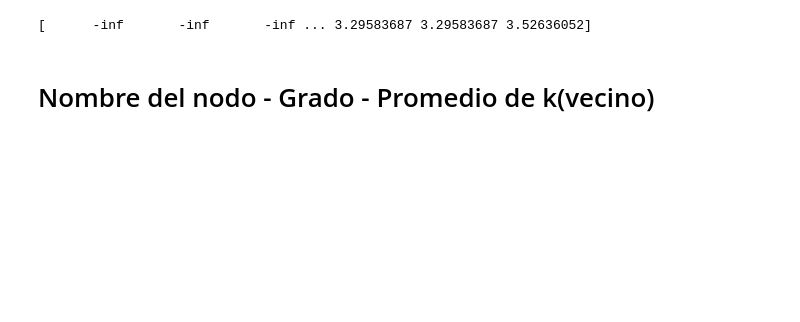
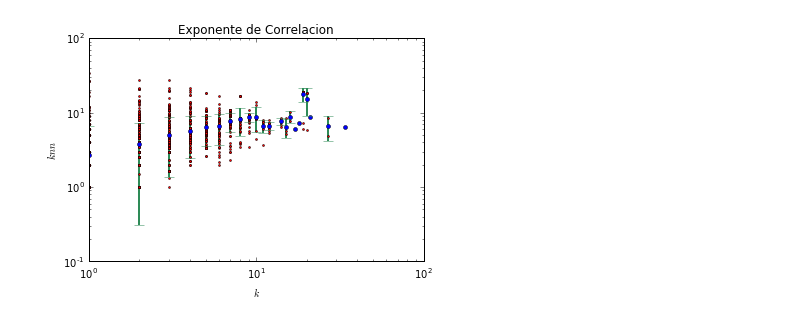
Before and after one commit to Redes2018/tp1, a Jupyter notebook: TC1-4.ipynb, the cells around one changed output. Drawn from its saved outputs; the diff is of its cells as text; code cells hidden in the pictures; blank space fills up the shorter version.

Commit message:
Ejercicio 4.iii) Fiteos y exponente

```diff
--- a/TC1-4.ipynb
+++ b/TC1-4.ipynb
@@ -84,11 +40,42 @@ plt.show()
-# %%
-#Ajuste:
-print(np.log(k[1:-1]))
-#slope, intercept, r_value, p_value, std_err=stats.linregress(np.log(k),np.log(knn))
-
-#print (slope)
-#print (intercept)
-# %% [output]
-[      -inf       -inf       -inf ... 3.29583687 3.29583687 3.52636052]
-# %% [markdown]
-# Nombre del nodo - Grado - Promedio de k(vecino)
+# %%
+#ii)Grafico de knn en funcion del grado k:
+#Tenemos que promediar:
+
+#Ordenar el knn_nodo en funcion del key del k_nodo
+knn_nodo=[x for _,x in sorted(zip(k_nodo,knn_nodo))]
+knn_nodo=np.array(knn_nodo)
+#Ordenamos el k_nodo
+k_nodo=np.sort(k_nodo)
+
+#k es el vector de grados
+k=np.unique(k_nodo)
+knn=np.zeros(len(k))
+knn_error=np.zeros(len(k))
+
+for i,j in enumerate(k):
+    v=np.where(k_nodo==j)
+    knn[i]=np.mean(knn_nodo[v])
+    knn_error[i]=np.std(knn_nodo[v],ddof=1)#ddof=significa degree of freedom en el calculo de la desviacion standar.
+                                           #Creo que es mejor con ddof=1 porque si es un solo valor(el error no estaria definido)
+                                           #y entonces asigna correctamente
+
+
+##Nos quedamos con puntos que tengan knn_error != nan
+nonan_positions=[i for i,j in enumerate(knn_error) if np.invert(np.isnan(j))==True]
+knn_error=knn_error[nonan_positions]
+knn_fit=knn[nonan_positions]
+k_fit=k[nonan_positions]
+
+plt.figure(1)
+plt.plot(k_nodo,knn_nodo,'ro',markersize=2)
+plt.plot(k,knn,'bo',markersize=4)
+plt.errorbar(k_fit,knn_fit,knn_error,fmt='.',ecolor='seagreen',elinewidth=2,capsize=5)
+plt.xscale('log')
+plt.yscale('log')
+plt.xlabel('$k$')
+plt.ylabel('$knn$')
+plt.xlim(0,100)
+plt.title('Exponente de Correlacion')
+plt.show()
+# %% [output]
+[figure, added]
```
Also changed, not shown: parts of 7 cells of this notebook, 1 other file.
